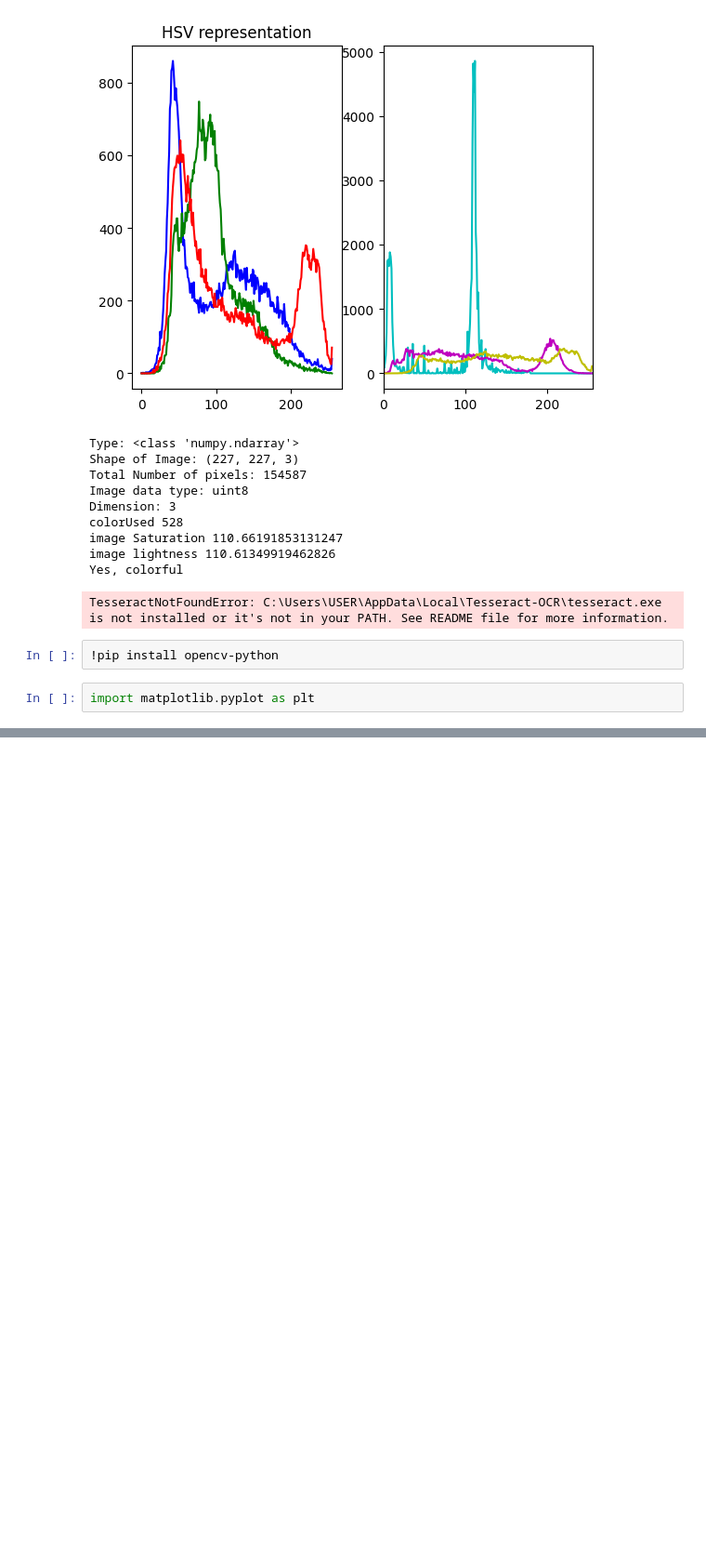
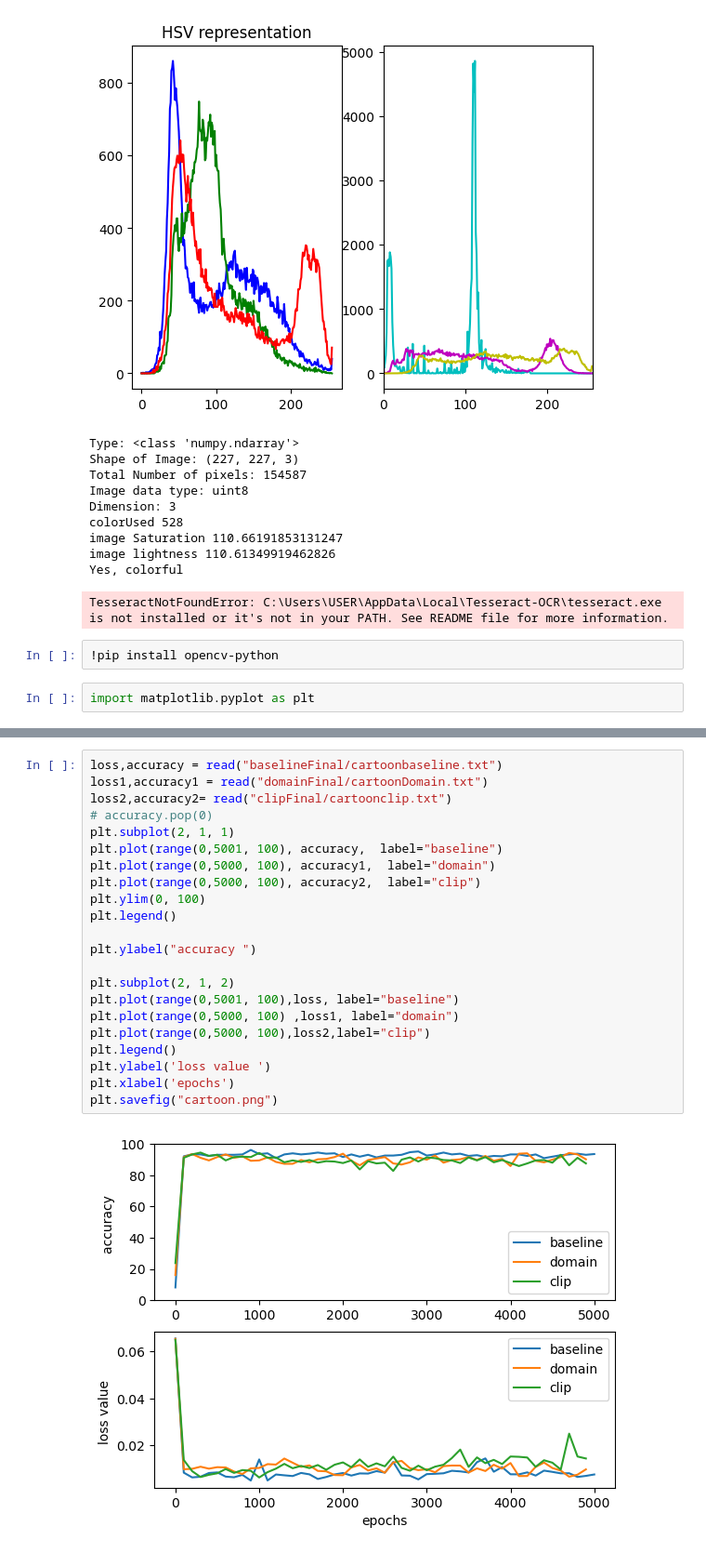
Before and after one commit to md131376st/amlProhect, a Jupyter notebook: data/PACS/AddDataLabels-Copy1.ipynb, the cells around one changed output, grey strips where cells are left out. Shown at 93% size. Saved outputs shown, nothing was run; the diff lists cells and outputs as text; blank space fills up the shorter version.

```diff
--- a/data/PACS/AddDataLabels-Copy1.ipynb
+++ b/data/PACS/AddDataLabels-Copy1.ipynb
@@ -268,0 +306,24 @@ import matplotlib.pyplot as plt
+# %%
+loss,accuracy = read("baselineFinal/cartoonbaseline.txt")
+loss1,accuracy1 = read("domainFinal/cartoonDomain.txt")
+loss2,accuracy2= read("clipFinal/cartoonclip.txt")
+# accuracy.pop(0)
+plt.subplot(2, 1, 1)
+plt.plot(range(0,5001, 100), accuracy,  label="baseline")
+plt.plot(range(0,5000, 100), accuracy1,  label="domain")
+plt.plot(range(0,5000, 100), accuracy2,  label="clip")
+plt.ylim(0, 100)
+plt.legend()
+
+plt.ylabel("accuracy ")
+
+plt.subplot(2, 1, 2)
+plt.plot(range(0,5001, 100),loss, label="baseline")
+plt.plot(range(0,5000, 100) ,loss1, label="domain")
+plt.plot(range(0,5000, 100),loss2,label="clip")
+plt.legend()
+plt.ylabel('loss value ')
+plt.xlabel('epochs')
+plt.savefig("cartoon.png")
+# %% [output]
+[figure, added]
```
Also changed, not shown: parts of 11 cells of this notebook, 16 other files.
